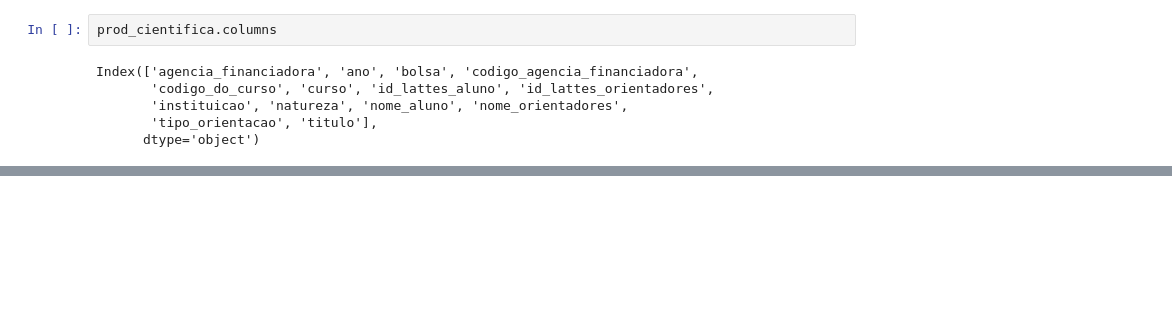
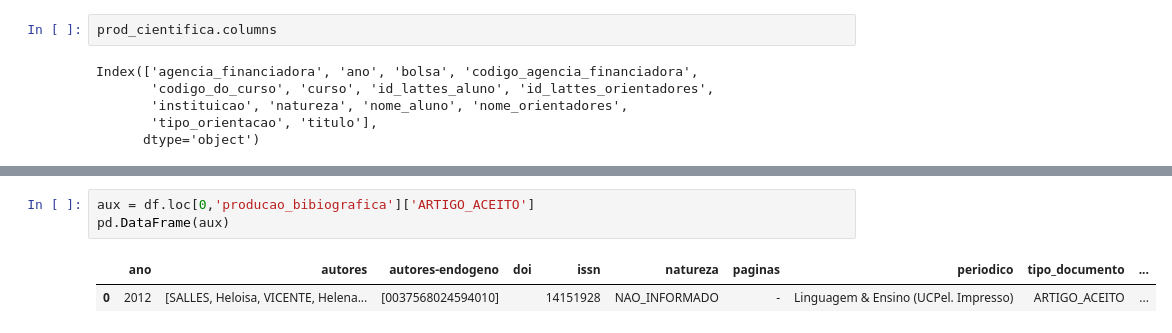
Before and after one commit to wagneralbjr/Tratamento-Perfis-UnB, a Jupyter notebook: Trata Base e-lattes.ipynb, the cells around one changed output, grey strips where cells are left out. Drawn from its saved outputs; the diff is of its cells as text; blank space fills up the shorter version.

```diff
--- a/Trata Base e-lattes.ipynb
+++ b/Trata Base e-lattes.ipynb
@@ -172,0 +270,6 @@ ValueError: No objects to concatenate
+# %%
+aux = df.loc[0,'producao_bibiografica']['ARTIGO_ACEITO']
+pd.DataFrame(aux)
+# %% [output]
+|  | ano | autores | autores-endogeno | doi | issn | natureza | paginas | periodico | tipo_documento | ... |
+| 0 | 2012 | [SALLES, Heloisa, VICENTE, Helena... | [0037568024594010] |  | 14151928 | NAO_INFORMADO | - | Linguagem & Ensino (UCPel. Impresso) | ARTIGO_ACEITO | ... |
```
Also changed, not shown: parts of 10 cells of this notebook.
